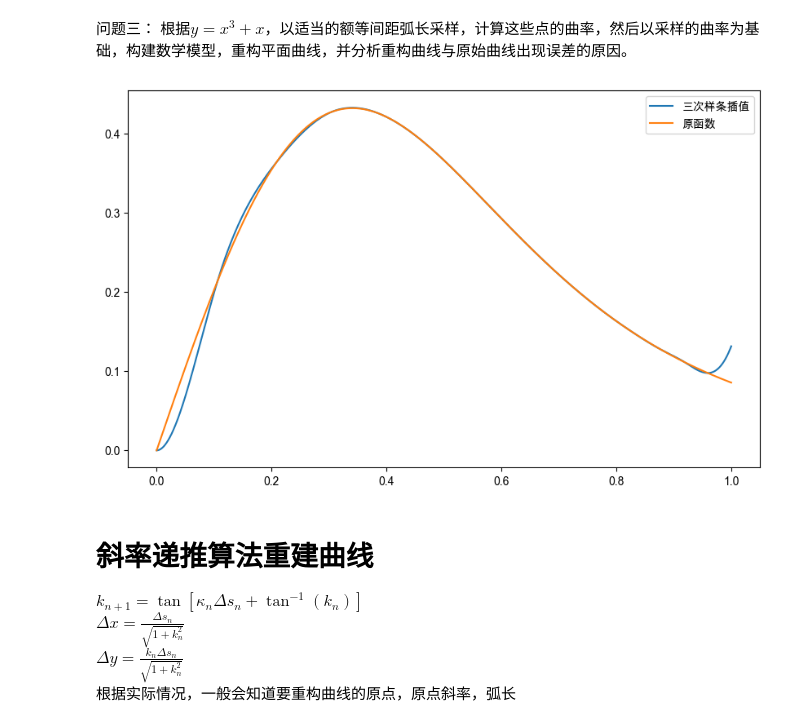
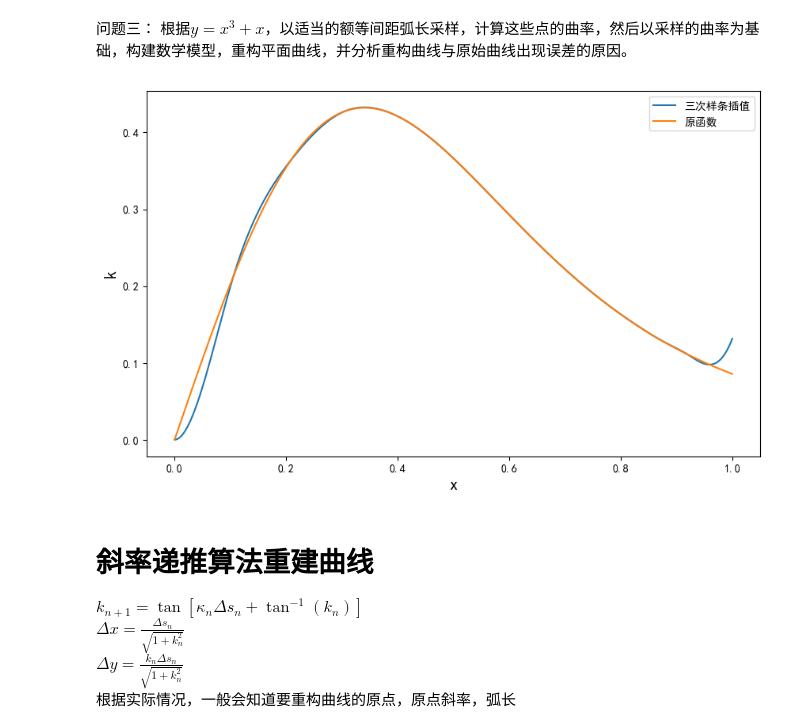
Before and after one commit to JesterHey/2024------, a Jupyter notebook: q3.ipynb, the cells around one changed output. Drawn from its saved outputs; the diff is of its cells as text; code cells hidden in the pictures.

```diff
--- a/q3.ipynb
+++ b/q3.ipynb
@@ -30,34 +30,36 @@ l = s / points
 x = [0]
 cur_length = 0
 x0 = 0
 while len(x) < points:
     x0 += 0.0001
     cur_length = scipy.integrate.quad(ds, x[-1], x0)[0] # 计算当前弧长
     if abs(cur_length - l) < 1e-3:
         x.append(x0)
 y = [f(i) for i in x]
 # 计算各个采样点的曲率
 k = []
 for i in range(len(x)):
     k.append(abs(d2f(x[i]) / (1 + df(x[i])**2)**1.5))
 # 三次样条插值重构每个采样点周围的曲率
 cs = scipy.interpolate.CubicSpline(x, k, bc_type='clamped') # 三次样条插值
 # 生成更多点用于插值
 x_interp = np.linspace(0, 1, 1000)
 k_interp = cs(x_interp)
 # 计算原函数中各个点的曲率
 k0 = []
 for i in x_interp:
     k0.append(abs(d2f(i) / (1 + df(i)**2)**1.5))
 # 使用线性插值计算原函数中各个点的曲率
 # 绘图
 plt.figure(figsize=(10, 6))
 plt.plot(x_interp, k_interp, label='三次样条插值')
 plt.plot(x_interp, k0, label='原函数')
+plt.xlabel('x', fontsize=15)
+plt.ylabel('k', fontsize=15)
 plt.legend()
 plt.show()
 # %% [output]
-[figure, old version]
+[figure, new version]
 # %% [markdown]
 # 斜率递推算法重建曲线
 $k_{n+1} = \tan [\kappa _{n}\Delta s_{n}+\tan^{-1}(k_{n})]$
```
Also changed, not shown: parts of 6 cells of this notebook, 1 other file.
